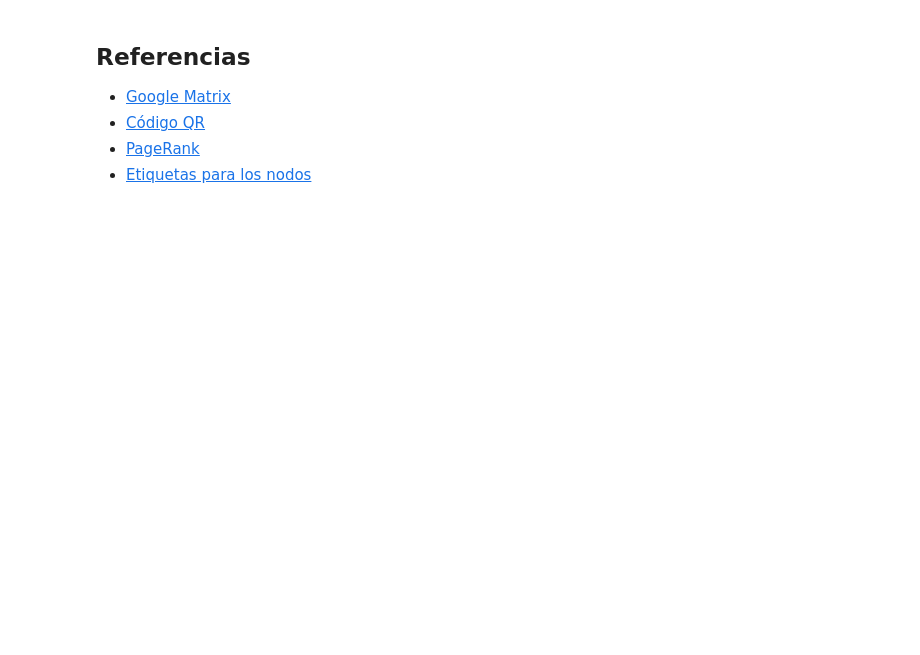
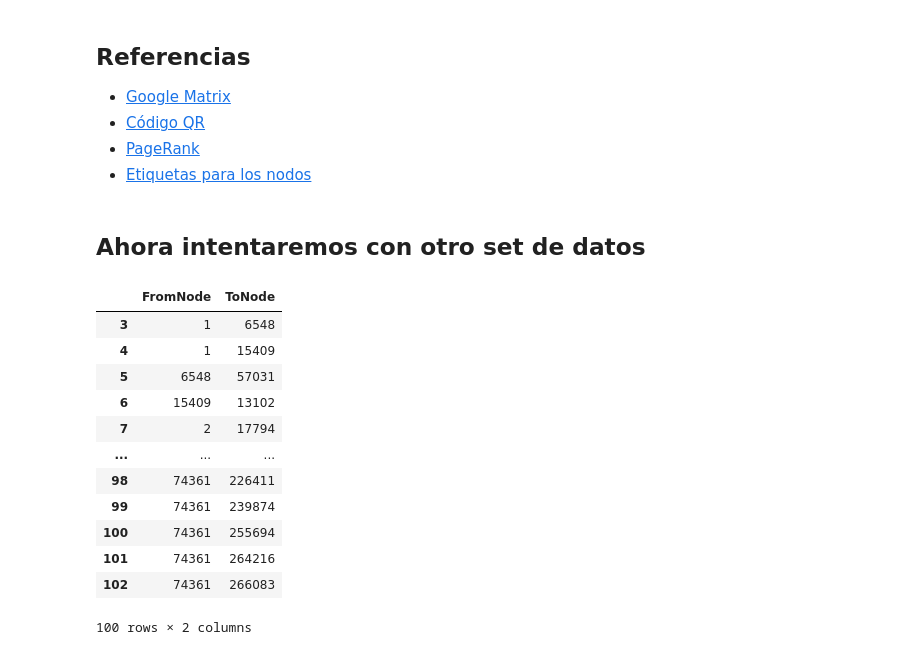
Before and after one commit to lecepe00/PageRank-eigenvectores-eigenvalores, a Jupyter notebook: Implementacion/PageRank_implementacion.ipynb, the cells around one changed output. Drawn from its saved outputs; the diff is of its cells as text; code cells hidden in the pictures; blank space fills up the shorter version.

```diff
--- a/Implementacion/PageRank_implementacion.ipynb
+++ b/Implementacion/PageRank_implementacion.ipynb
@@ -416,3 +506,7 @@ plt.show()
 - [Código QR](https://github.com/optimizacion-2020-2-gh-classroom/practica-1-segunda-parte-graph-caroacostatovany)
 - [PageRank](https://networkx.org/documentation/stable//reference/algorithms/generated/networkx.algorithms.link_analysis.pagerank_alg.pagerank.html)
 - [Etiquetas para los nodos](https://stackoverflow.com/questions/14665767/networkx-specific-nodes-labeling)
+# %% [markdown]
+## Ahora intentaremos con otro set de datos
+# %%
+path = "../data/web-Stanford.txt"
@@ -418,0 +528,16 @@ plt.show()
+# %%
+df_stanford
+# %% [output]
+|  | FromNode | ToNode |
+| 3 | 1 | 6548 |
+| 4 | 1 | 15409 |
+| 5 | 6548 | 57031 |
+| 6 | 15409 | 13102 |
+| 7 | 2 | 17794 |
+| ... | ... | ... |
+| 98 | 74361 | 226411 |
+| 99 | 74361 | 239874 |
+| 100 | 74361 | 255694 |
+| 101 | 74361 | 264216 |
+| 102 | 74361 | 266083 |
+100 rows × 2 columns
```
Also changed, not shown: parts of 65 cells of this notebook, 1 other file.
